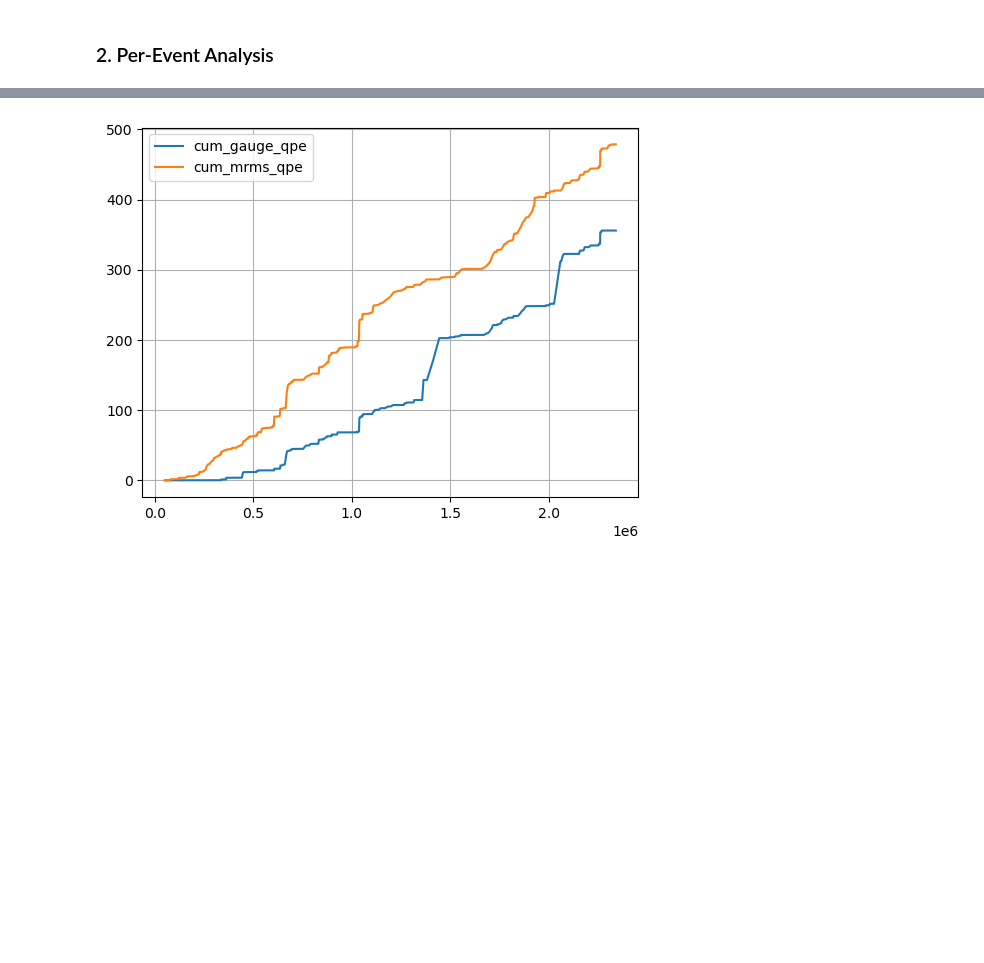
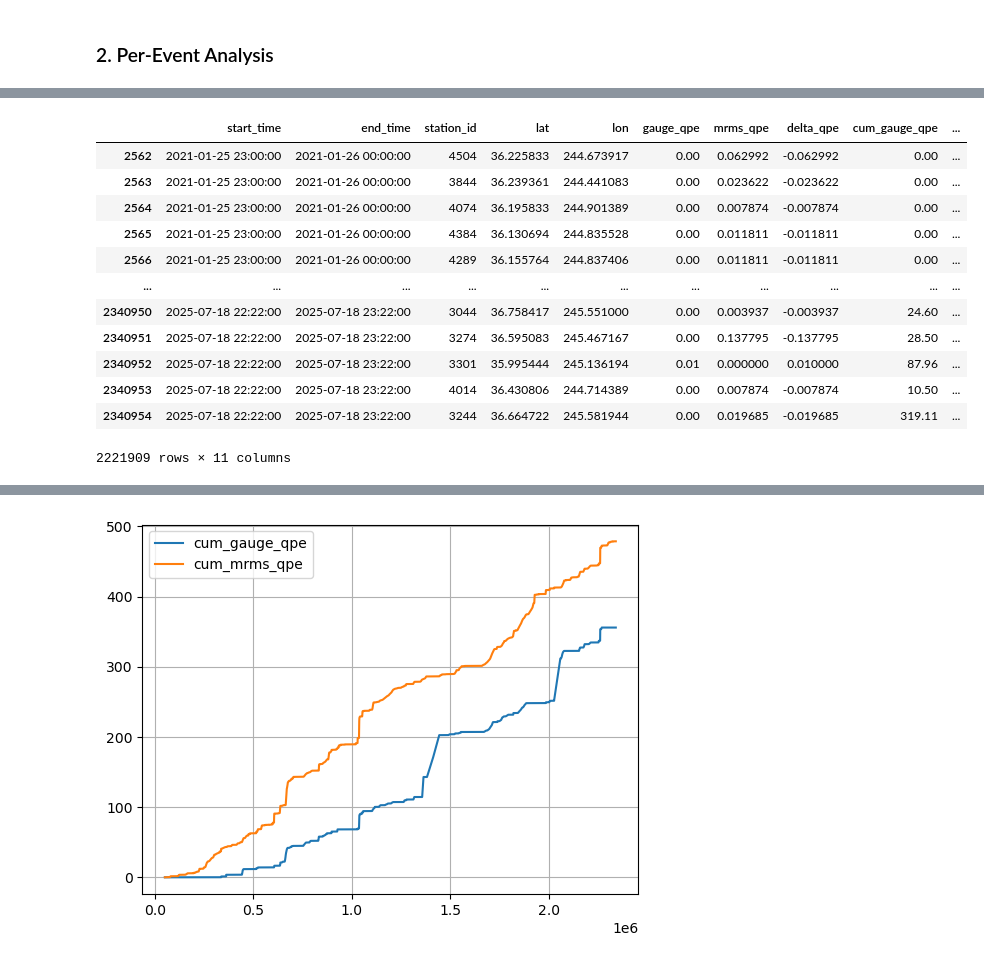
Before and after one commit to leharris3/ccrfcd-gauge-grids, a Jupyter notebook: notebooks/analysis.ipynb, the cells around one changed output, grey strips where cells are left out. Saved outputs shown, nothing was run; the diff lists cells and outputs as text; code cells hidden in the pictures; blank space fills up the shorter version.

Commit message:
add rainfall events

```diff
--- a/notebooks/analysis.ipynb
+++ b/notebooks/analysis.ipynb
@@ -155,3 +156,24 @@ def segment_rainfall_events(
 
 
 rainfall_events = segment_rainfall_events(series)
+# %%
+grouped_df['is_event'] = list(rainfall_events['is_event'])
+
+curr_id   = -1
+flag      = False
+event_ids = []
+
+for is_event in list(grouped_df['is_event']):
+
+    if is_event == True:
+        if flag == False:
+            curr_id += 1
+            flag = True
+    else:
+        flag = False
+
+    event_ids.append(curr_id if is_event else np.nan)
+
+grouped_df['event_id'] = event_ids
+event_ids_mapped       = {dt: event_id for dt, event_id in zip(list(grouped_df.index), list(grouped_df['event_id']))}
+event_ids_mapped
@@ -158,3 +198,21 @@ rainfall_events = segment_rainfall_events(series)
+# %%
+event_ids      = [event_ids_mapped[k] for k in list(df['start_time'])]
+df['event_id'] = event_ids
+df.loc[df['event_id'] > 0.0]
+# %% [output]
+|  | start_time | end_time | station_id | lat | lon | gauge_qpe | mrms_qpe | delta_qpe | cum_gauge_qpe | ... |
+| 2562 | 2021-01-25 23:00:00 | 2021-01-26 00:00:00 | 4504 | 36.225833 | 244.673917 | 0.00 | 0.062992 | -0.062992 | 0.00 | ... |
+| 2563 | 2021-01-25 23:00:00 | 2021-01-26 00:00:00 | 3844 | 36.239361 | 244.441083 | 0.00 | 0.023622 | -0.023622 | 0.00 | ... |
+| 2564 | 2021-01-25 23:00:00 | 2021-01-26 00:00:00 | 4074 | 36.195833 | 244.901389 | 0.00 | 0.007874 | -0.007874 | 0.00 | ... |
+| 2565 | 2021-01-25 23:00:00 | 2021-01-26 00:00:00 | 4384 | 36.130694 | 244.835528 | 0.00 | 0.011811 | -0.011811 | 0.00 | ... |
+| 2566 | 2021-01-25 23:00:00 | 2021-01-26 00:00:00 | 4289 | 36.155764 | 244.837406 | 0.00 | 0.011811 | -0.011811 | 0.00 | ... |
+| ... | ... | ... | ... | ... | ... | ... | ... | ... | ... | ... |
+| 2340950 | 2025-07-18 22:22:00 | 2025-07-18 23:22:00 | 3044 | 36.758417 | 245.551000 | 0.00 | 0.003937 | -0.003937 | 24.60 | ... |
+| 2340951 | 2025-07-18 22:22:00 | 2025-07-18 23:22:00 | 3274 | 36.595083 | 245.467167 | 0.00 | 0.137795 | -0.137795 | 28.50 | ... |
+| 2340952 | 2025-07-18 22:22:00 | 2025-07-18 23:22:00 | 3301 | 35.995444 | 245.136194 | 0.01 | 0.000000 | 0.010000 | 87.96 | ... |
+| 2340953 | 2025-07-18 22:22:00 | 2025-07-18 23:22:00 | 4014 | 36.430806 | 244.714389 | 0.00 | 0.007874 | -0.007874 | 10.50 | ... |
+| 2340954 | 2025-07-18 22:22:00 | 2025-07-18 23:22:00 | 3244 | 36.664722 | 245.581944 | 0.00 | 0.019685 | -0.019685 | 319.11 | ... |
+2221909 rows × 11 columns
 # %%
 def crossings(y, thresh):
     """Return indices where the series crosses a horizontal threshold."""
```
Also changed, not shown: parts of 5 cells of this notebook.
